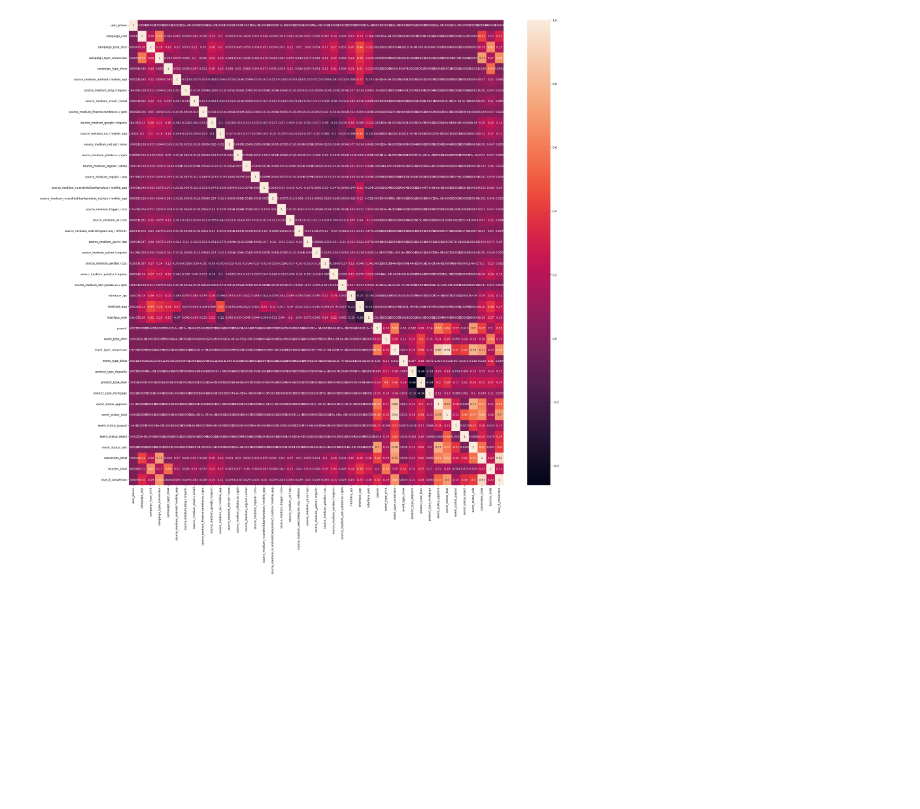
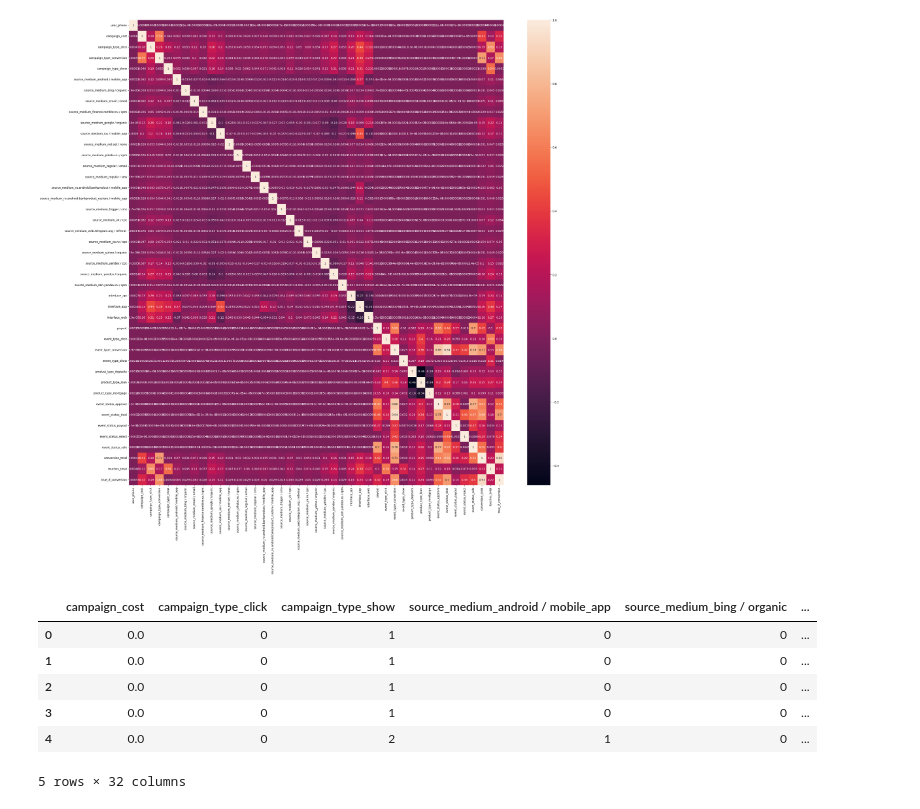
Before and after one commit to maratgaliulin/magnum_scopum_sravni_ru_dataton_2024, a Jupyter notebook: all_data_groupped_analysis.ipynb, the cells around one changed output. Saved outputs shown, nothing was run; the diff lists cells and outputs as text; code cells hidden in the pictures; blank space fills up the shorter version.

```diff
--- a/all_data_groupped_analysis.ipynb
+++ b/all_data_groupped_analysis.ipynb
@@ -75,3 +86,17 @@ sns.heatmap(corr_matrix,
 # %% [output]
 <Axes: >
 [figure]
+# %%
+data_for_regression = data.copy()
+# %%
+data_for_regression.drop(['payout', 'user_phone', 'campaign_type_conversion', 'event_type_conversion', 'conversion_total', 'touches_total', 'event_status_approve', 'event_status_deal', 'event_status_payout', 'event_status_reject', 'event_status_sale'], axis=1, inplace=True)
+# %%
+data_for_regression.head()
+# %% [output]
+|  | campaign_cost | campaign_type_click | campaign_type_show | source_medium_android / mobile_app | source_medium_bing / organic | ... |
+| 0 | 0.0 | 0 | 1 | 0 | 0 | ... |
+| 1 | 0.0 | 0 | 1 | 0 | 0 | ... |
+| 2 | 0.0 | 0 | 1 | 0 | 0 | ... |
+| 3 | 0.0 | 0 | 1 | 0 | 0 | ... |
+| 4 | 0.0 | 0 | 2 | 1 | 0 | ... |
+5 rows × 32 columns
```
Also changed, not shown: parts of 16 cells of this notebook.
